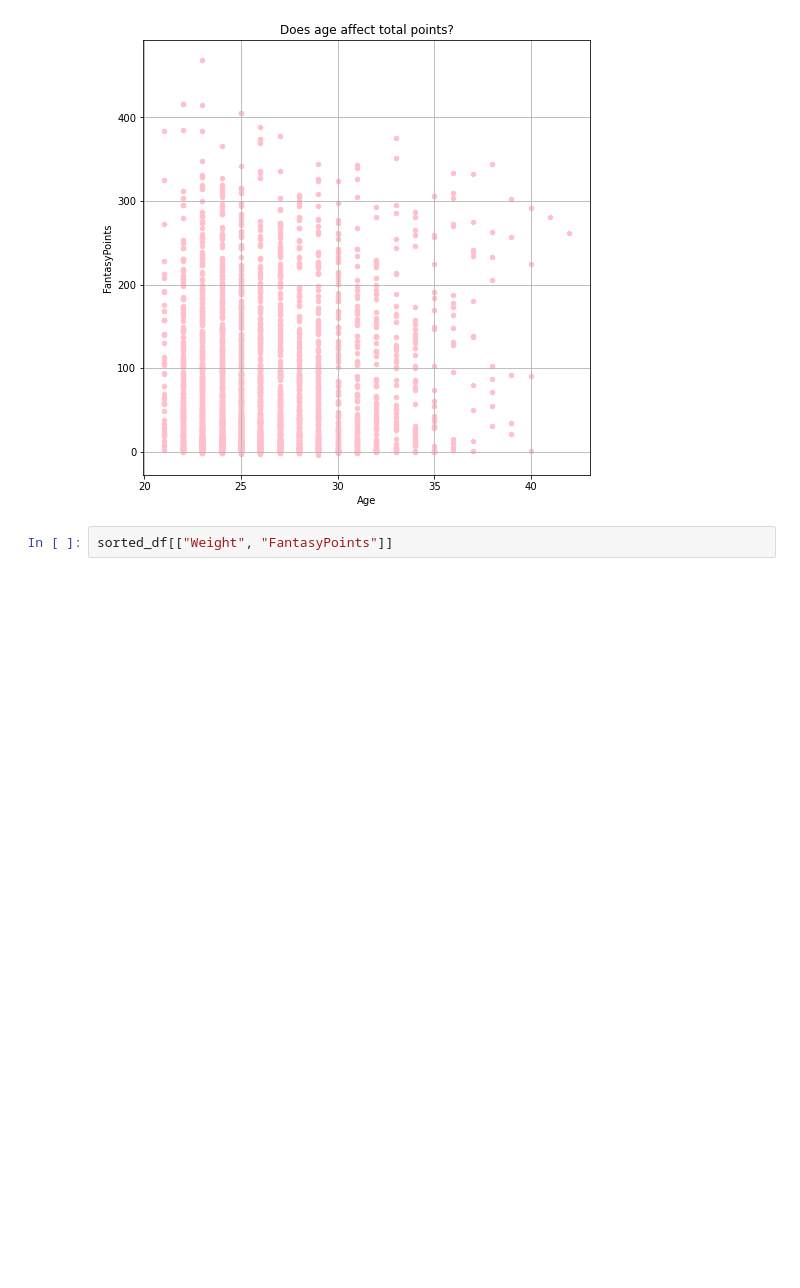
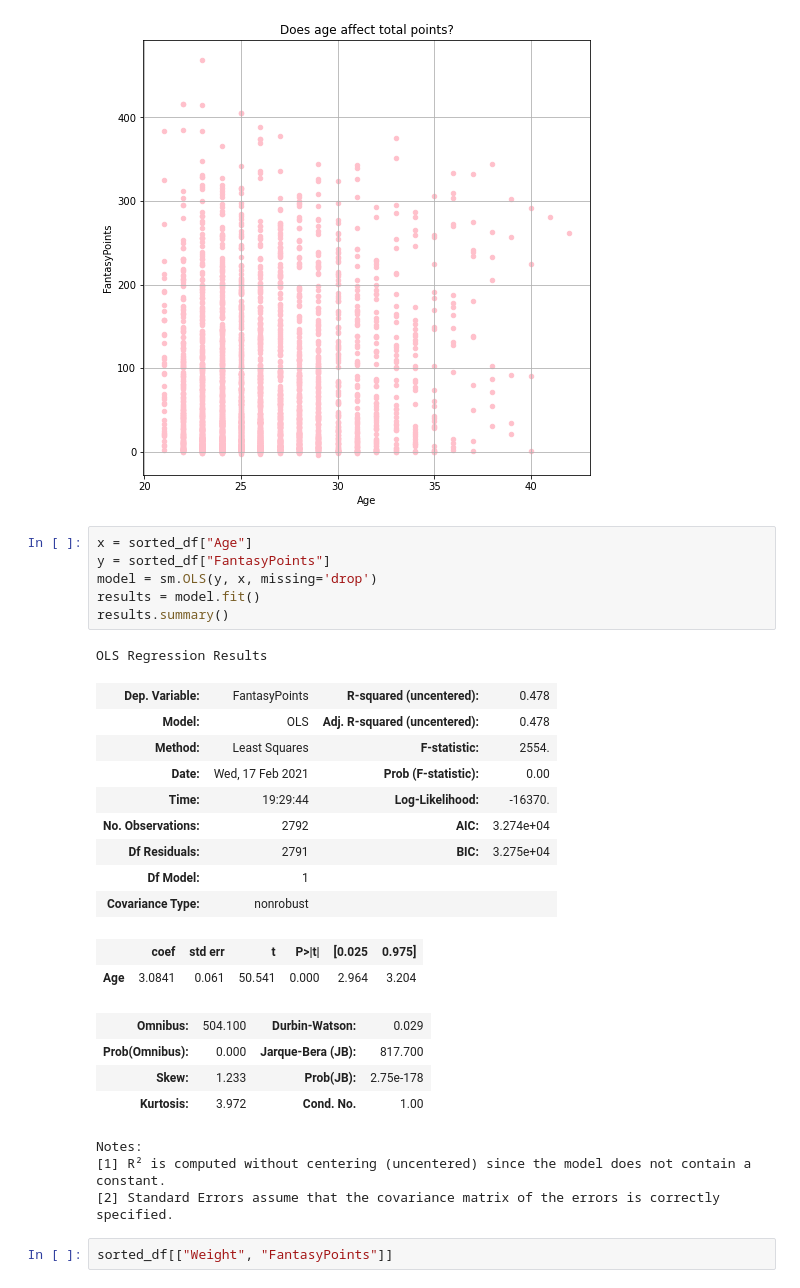
Before and after one commit to tiffanyharris711/pandasy-football, a Jupyter notebook: data.ipynb, the cells around one changed output. Cells and saved outputs as stored; diff of their text form; blank space fills up the shorter version.

Commit message:
final statistics data

```diff
--- a/data.ipynb
+++ b/data.ipynb
@@ -194,6 +194,32 @@ sorted_df.plot(kind="scatter", x="Age", y="FantasyPoints", grid=True, figsize=(8
 plt.show()
 # %% [output]
 [figure]
+# %%
+x = sorted_df["Age"]
+y = sorted_df["FantasyPoints"]
+model = sm.OLS(y, x, missing='drop')
+results = model.fit()
+results.summary()
+# %% [output]
+OLS Regression Results
+| Dep. Variable: | FantasyPoints | R-squared (uncentered): | 0.478 |
+| Model: | OLS | Adj. R-squared (uncentered): | 0.478 |
+| Method: | Least Squares | F-statistic: | 2554. |
+| Date: | Wed, 17 Feb 2021 | Prob (F-statistic): | 0.00 |
+| Time: | 19:29:44 | Log-Likelihood: | -16370. |
+| No. Observations: | 2792 | AIC: | 3.274e+04 |
+| Df Residuals: | 2791 | BIC: | 3.275e+04 |
+| Df Model: | 1 |  |  |
+| Covariance Type: | nonrobust |  |  |
+|  | coef | std err | t | P>|t| | [0.025 | 0.975] |
+| Age | 3.0841 | 0.061 | 50.541 | 0.000 | 2.964 | 3.204 |
+| Omnibus: | 504.100 | Durbin-Watson: | 0.029 |
+| Prob(Omnibus): | 0.000 | Jarque-Bera (JB): | 817.700 |
+| Skew: | 1.233 | Prob(JB): | 2.75e-178 |
+| Kurtosis: | 3.972 | Cond. No. | 1.00 |
+Notes:
+[1] R² is computed without centering (uncentered) since the model does not contain a constant.
+[2] Standard Errors assume that the covariance matrix of the errors is correctly specified.
 # %%
 sorted_df[["Weight", "FantasyPoints"]]
 # %% [output]
```
Also changed, not shown: parts of 15 cells of this notebook.
